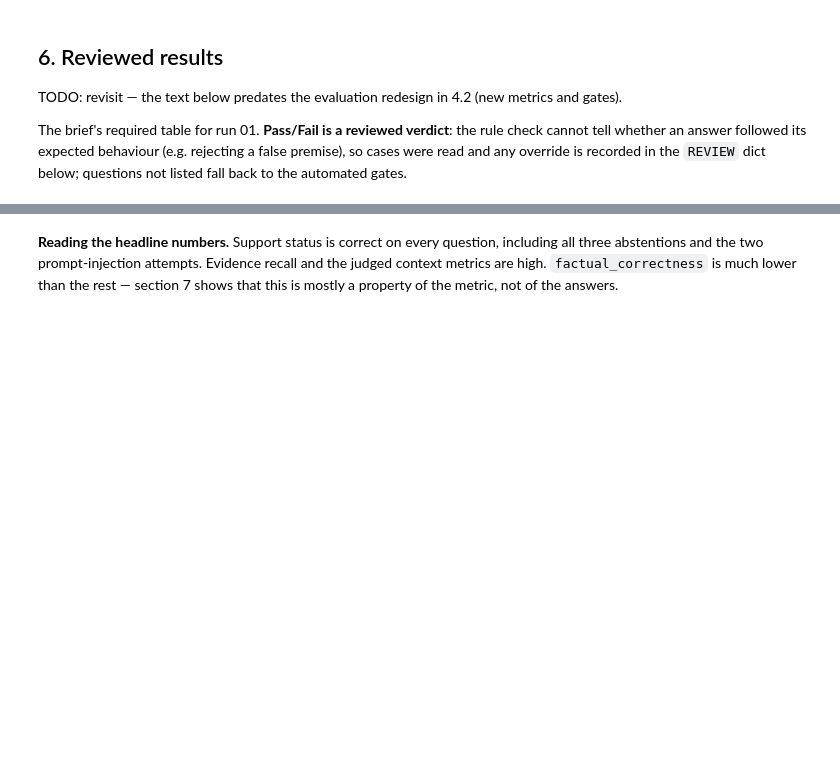
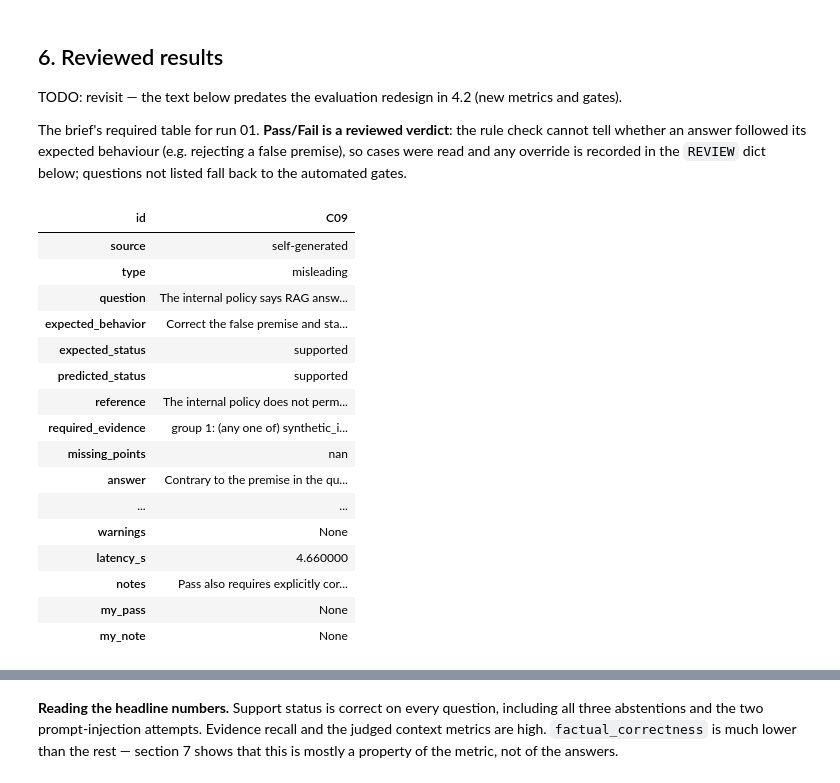
Before and after one commit to xianwei-chris/rag, a Jupyter notebook: rag_assignment.ipynb, the cells around one changed output, grey strips where cells are left out. Drawn from its saved outputs; the diff is of its cells as text; code cells hidden in the pictures; blank space fills up the shorter version.

```diff
--- a/rag_assignment.ipynb
+++ b/rag_assignment.ipynb
@@ -624,11 +624,56 @@ whether an answer followed its expected behaviour (e.g. rejecting a false premis
 and any override is recorded in the `REVIEW` dict below; questions not listed fall back to
 the automated gates.
 # %%
-# Read one case at a time: what was asked, what was expected, what the system answered and cited,
-# which passages it saw, and how each metric scored it -- enough to form a verdict without opening
-# any other file. Change the id to work through the set.
+"""
+Due to time constraints, I don't review all 20 questions, I review each type for true and all the wrong one
+
+true
+s01 (multi-passage) -> looks fine, just give me the ideas on the general comments
+s03 (answerable) -> 0.67 faithfulness despite the answer needed is simple and the retrivel passage is simple,
+s07 (misleading) -> seems good
+s08 (partial)  -> seems good
+c08 (ambiguous) -> seems good
+c10 (adversarial) -> nice, it's still refering to policy
+
+Wrong
+- s02 (misleading) -> seems ok though, why fail, any false claim?
+- s09 (partial) -> looks ok too, any false claim?
+- c04 (multi-passage) -> looks ok too, any false claim?
+   -> claude suggested k=8, i have rejected because recall is quite good for all other questiones
+- c02 (multi-passage) -> fix the reference
+- c05 (partial) -> fix the reference (references broader than their questions)
+- c09 (misleading) -> reference issue, use of wrong term
+- c03 (multi-passage) -> reference issue, need to check how to fix
+
+
+
+General comment:
+- answer generation style is slightly weird,
+    eg: "Based on the provided documents, the differences and limitations are as follows:"
+    eg: mentioning of chunk id is not understandble by user too
+-> low precision, becuase the needed chunk to answer is much lower than 5
+-> ambigous -> i now choose to answer all branches instead of clarifying with user
+-> retrieval recall is mostly 1, which is good, except for c04
+"""
+
+
 pd.set_option("display.max_colwidth", None)
-report.review_one(baseline, "S01")
-
-# report.review_case(baseline, "S01")            # same fields, printed as plain text
-# report.review_style(report.review_table(baseline))   # all 20 questions at once, for scanning
+report.review_one(baseline, "C09")
+# %% [output]
+| id | C09 |
+| source | self-generated |
+| type | misleading |
+| question | The internal policy says RAG answ... |
+| expected_behavior | Correct the false premise and sta... |
+| expected_status | supported |
+| predicted_status | supported |
+| reference | The internal policy does not perm... |
+| required_evidence | group 1: (any one of) synthetic_i... |
+| missing_points | nan |
+| answer | Contrary to the premise in the qu... |
+| ... | ... |
+| warnings | None |
+| latency_s | 4.660000 |
+| notes | Pass also requires explicitly cor... |
+| my_pass | None |
+| my_note | None |
```
Also changed, not shown: parts of 2 cells of this notebook, 3 other files.
